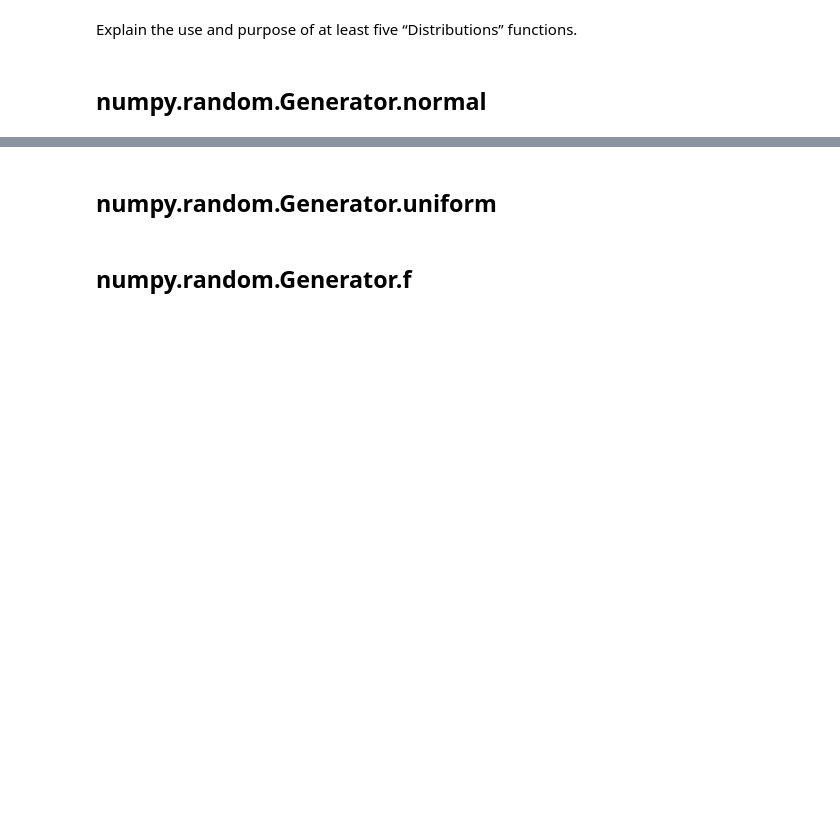
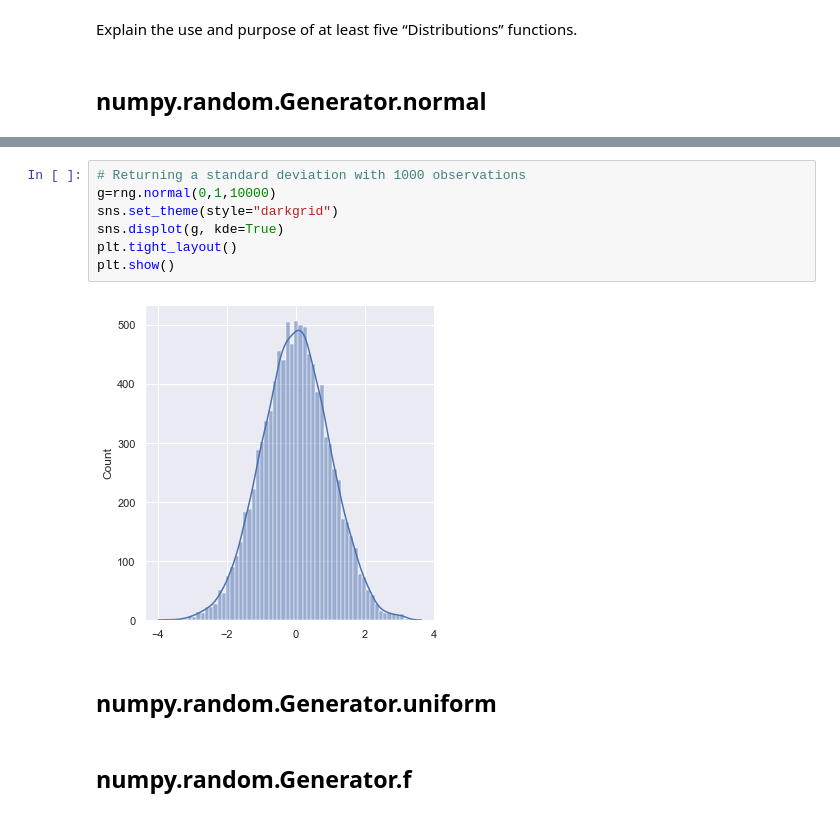
Before and after one commit to Mantvydas-data/Programming-for-DA-2021-PA, a Jupyter notebook: numpyrandom.ipynb, the cells around one changed output, grey strips where cells are left out. Saved outputs shown, nothing was run; the diff lists cells and outputs as text; blank space fills up the shorter version.

Commit message:
Normal distribution

```diff
--- a/numpyrandom.ipynb
+++ b/numpyrandom.ipynb
@@ -196,3 +205,12 @@ Explain the use and purpose of at least five “Distributions” functions.
+# %%
+# Returning a standard deviation with 1000 observations
+g=rng.normal(0,1,10000)
+sns.set_theme(style="darkgrid")
+sns.displot(g, kde=True)
+plt.tight_layout()
+plt.show()
+# %% [output]
+[figure, added]
 # %% [markdown]
 ## numpy.random.Generator.uniform
 # %% [markdown]
```
Also changed, not shown: parts of 15 cells of this notebook.
